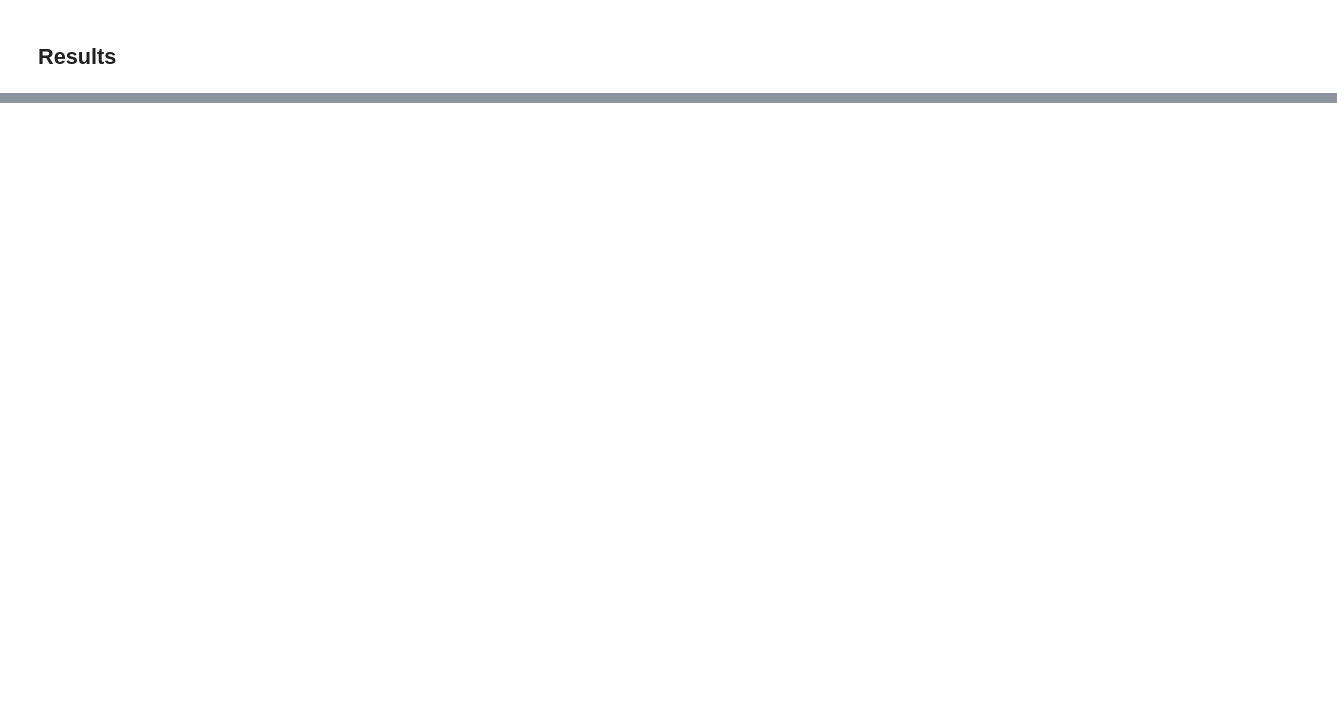
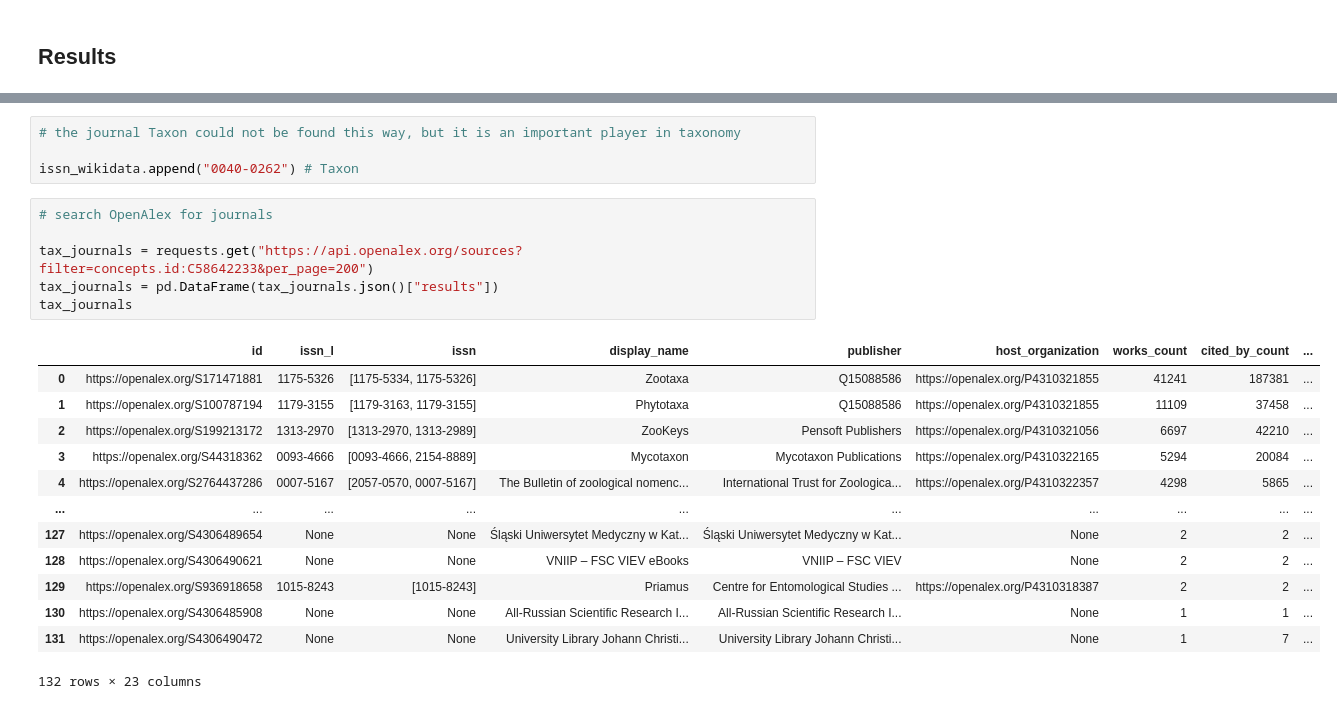
Before and after one commit to AgentschapPlantentuinMeise/Mapping-taxonomists, a Jupyter notebook: 1-1 Retrieving taxonomy articles.ipynb, the cells around one changed output, grey strips where cells are left out. Saved outputs shown, nothing was run; the diff lists cells and outputs as text; blank space fills up the shorter version.

```diff
--- a/1-1 Retrieving taxonomy articles.ipynb
+++ b/1-1 Retrieving taxonomy articles.ipynb
@@ -505,0 +464,24 @@ Replicate RLIT: https://www.webofscience.com/wos/woscc/summary/275e564d-5643-4b7
+# %%
+# the journal Taxon could not be found this way, but it is an important player in taxonomy
+
+issn_wikidata.append("0040-0262") # Taxon
+# %%
+# search OpenAlex for journals
+
+tax_journals = requests.get("https://api.openalex.org/sources?filter=concepts.id:C58642233&per_page=200")
+tax_journals = pd.DataFrame(tax_journals.json()["results"])
+tax_journals
+# %% [output]
+|  | id | issn_l | issn | display_name | publisher | host_organization | works_count | cited_by_count | ... |
+| 0 | https://openalex.org/S171471881 | 1175-5326 | [1175-5334, 1175-5326] | Zootaxa | Q15088586 | https://openalex.org/P4310321855 | 41241 | 187381 | ... |
+| 1 | https://openalex.org/S100787194 | 1179-3155 | [1179-3163, 1179-3155] | Phytotaxa | Q15088586 | https://openalex.org/P4310321855 | 11109 | 37458 | ... |
+| 2 | https://openalex.org/S199213172 | 1313-2970 | [1313-2970, 1313-2989] | ZooKeys | Pensoft Publishers | https://openalex.org/P4310321056 | 6697 | 42210 | ... |
+| 3 | https://openalex.org/S44318362 | 0093-4666 | [0093-4666, 2154-8889] | Mycotaxon | Mycotaxon Publications | https://openalex.org/P4310322165 | 5294 | 20084 | ... |
+| 4 | https://openalex.org/S2764437286 | 0007-5167 | [2057-0570, 0007-5167] | The Bulletin of zoological nomenc... | International Trust for Zoologica... | https://openalex.org/P4310322357 | 4298 | 5865 | ... |
+| ... | ... | ... | ... | ... | ... | ... | ... | ... | ... |
+| 127 | https://openalex.org/S4306489654 | None | None | Śląski Uniwersytet Medyczny w Kat... | Śląski Uniwersytet Medyczny w Kat... | None | 2 | 2 | ... |
+| 128 | https://openalex.org/S4306490621 | None | None | VNIIP – FSC VIEV eBooks | VNIIP – FSC VIEV | None | 2 | 2 | ... |
+| 129 | https://openalex.org/S936918658 | 1015-8243 | [1015-8243] | Priamus | Centre for Entomological Studies ... | https://openalex.org/P4310318387 | 2 | 2 | ... |
+| 130 | https://openalex.org/S4306485908 | None | None | All-Russian Scientific Research I... | All-Russian Scientific Research I... | None | 1 | 1 | ... |
+| 131 | https://openalex.org/S4306490472 | None | None | University Library Johann Christi... | University Library Johann Christi... | None | 1 | 7 | ... |
+132 rows × 23 columns
```
Also changed, not shown: parts of 51 cells of this notebook, 6 other files.
